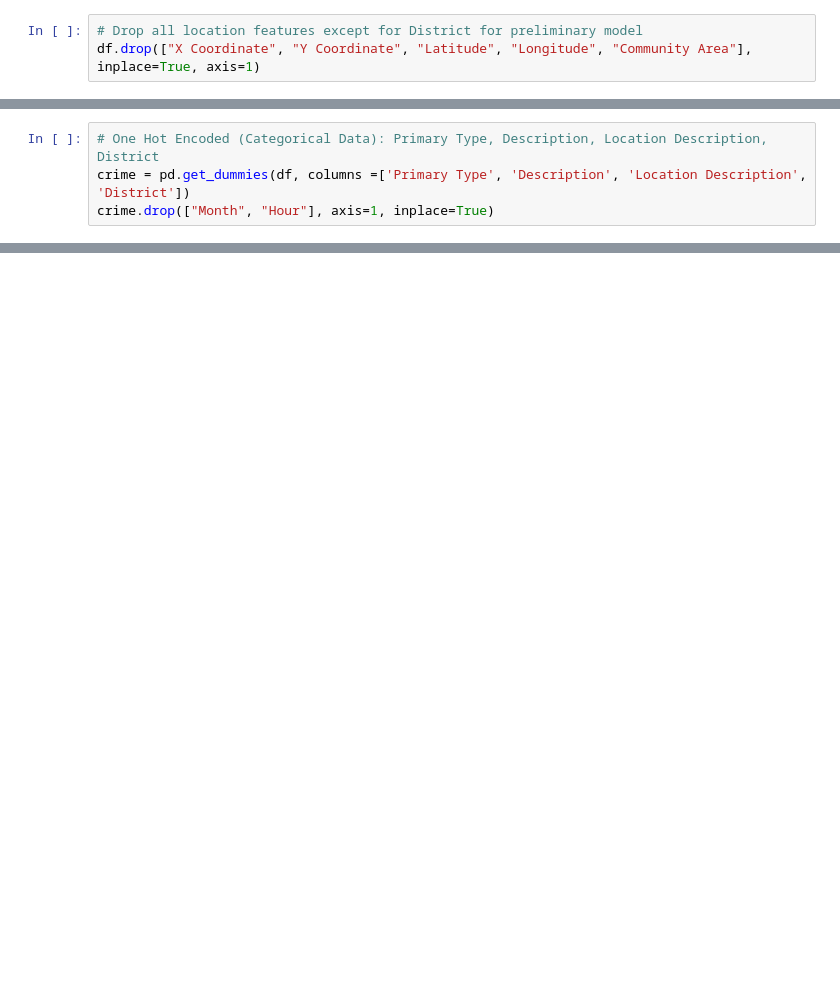
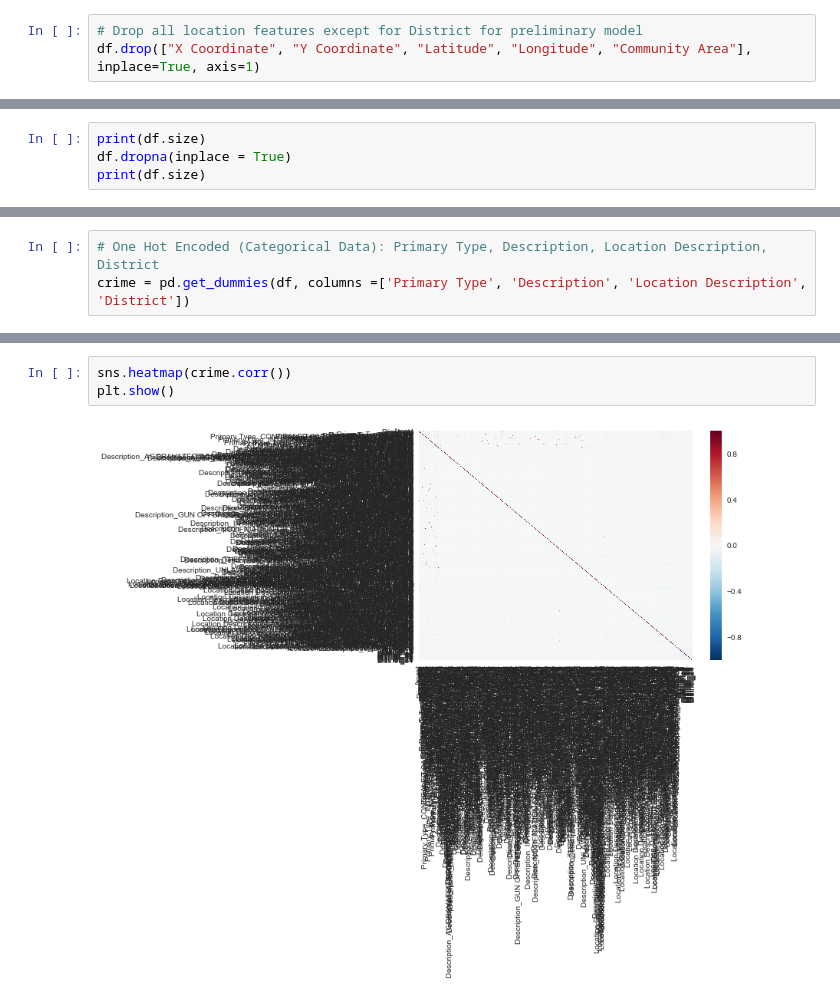
Before and after one commit to SakthivelRavi/ArrestPrediction, a Jupyter notebook: PreliminaryLogisticRegression.ipynb, the cells around one changed output, grey strips where cells are left out. Drawn from its saved outputs; the diff is of its cells as text; blank space fills up the shorter version.

```diff
--- a/PreliminaryLogisticRegression.ipynb
+++ b/PreliminaryLogisticRegression.ipynb
@@ -84,0 +90,4 @@ df[:100]
+# %%
+print(df.size)
+df.dropna(inplace = True)
+print(df.size)
@@ -85,6 +110,5 @@ df[:100]
 # %%
 # One Hot Encoded (Categorical Data): Primary Type, Description, Location Description, District
 crime = pd.get_dummies(df, columns =['Primary Type', 'Description', 'Location Description', 'District'])
-crime.drop(["Month", "Hour"], axis=1, inplace=True)
 # %%
 crime[:100]
@@ -109,0 +135,5 @@ crime[:100]
+# %%
+sns.heatmap(crime.corr())
+plt.show()
+# %% [output]
+[figure, added]
```
Also changed, not shown: parts of 18 cells of this notebook, 15 other files.
